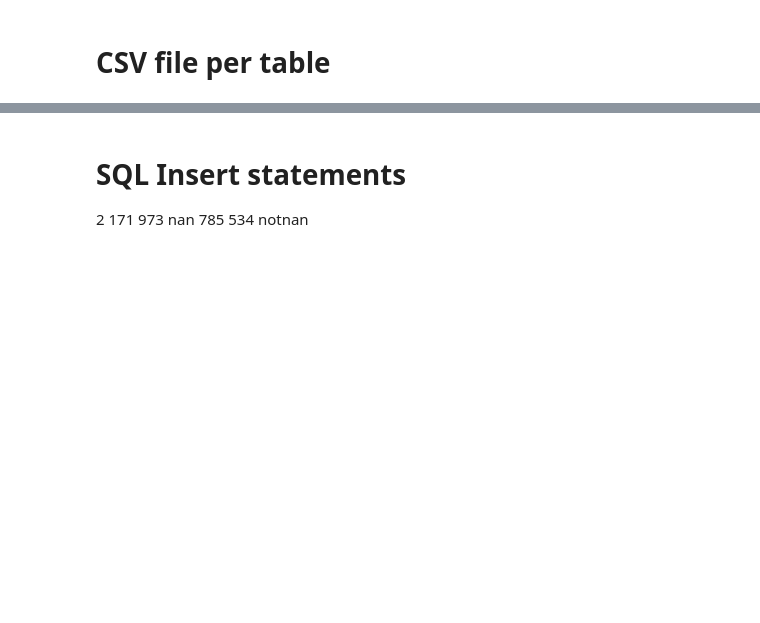
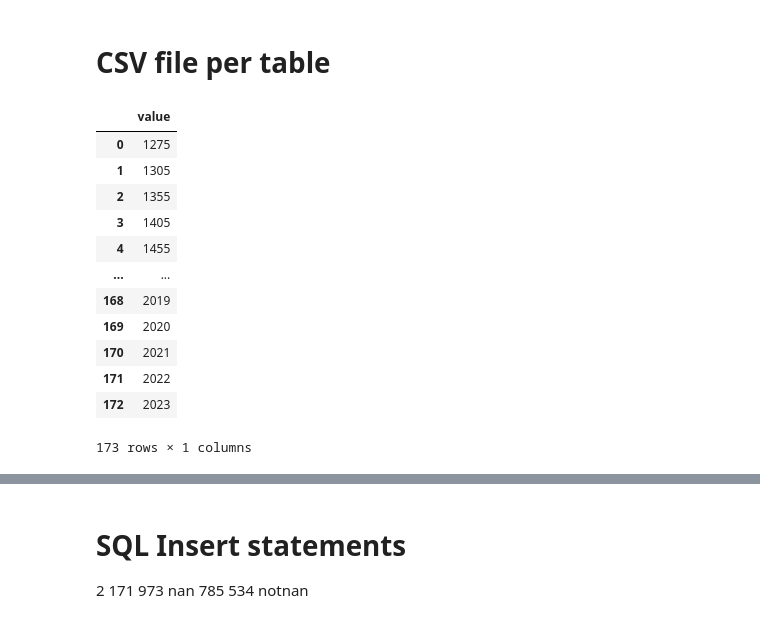
Before and after one commit to nikhil4424/dotnet_datavis_webapp, a Jupyter notebook: database/dataset_preparation.ipynb, the cells around one changed output, grey strips where cells are left out. Drawn from its saved outputs; the diff is of its cells as text; code cells hidden in the pictures; blank space fills up the shorter version.

```diff
--- a/database/dataset_preparation.ipynb
+++ b/database/dataset_preparation.ipynb
@@ -113,0 +112,27 @@ df_crops_melted
+# %%
+# df_countries.uniqu.to_csv(csv_folderpath+"country.csv")
+saveTableCsvs = True
+df_countries_unique = pd.DataFrame(df_countries.unique(), columns=["name"])
+df_years_unique = pd.DataFrame(sorted(df_years.unique()), columns=["value"])
+df_crops_unique = pd.DataFrame(df_crops_melted["crop"].unique(), columns=["name"])
+
+if saveTableCsvs:
+    df_countries_unique.to_csv(csv_folderpath+"country.csv", index=False)
+    df_years_unique.to_csv(csv_folderpath+"year.csv", index=False)
+    df_crops_unique.to_csv(csv_folderpath+"crop.csv", index=False)
+
+df_years_unique
+# %% [output]
+|  | value |
+| 0 | 1275 |
+| 1 | 1305 |
+| 2 | 1355 |
+| 3 | 1405 |
+| 4 | 1455 |
+| ... | ... |
+| 168 | 2019 |
+| 169 | 2020 |
+| 170 | 2021 |
+| 171 | 2022 |
+| 172 | 2023 |
+173 rows × 1 columns
```
Also changed, not shown: parts of 10 cells of this notebook, 9 other files.
